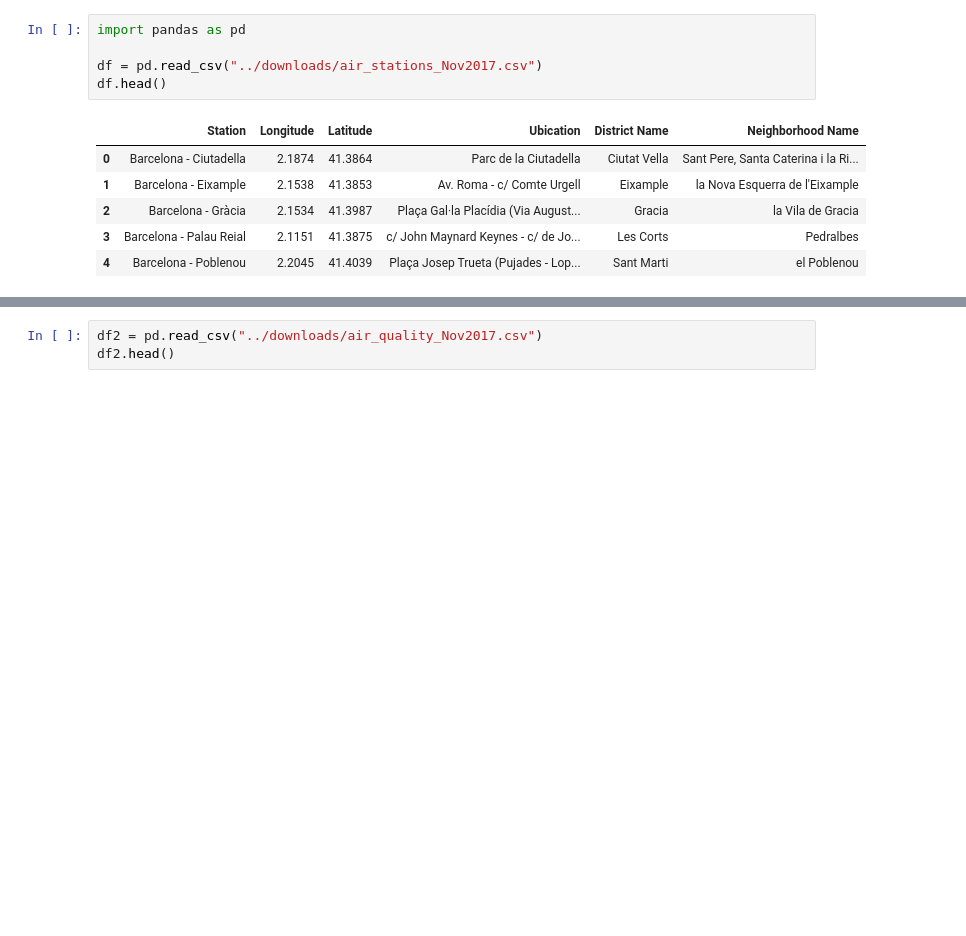
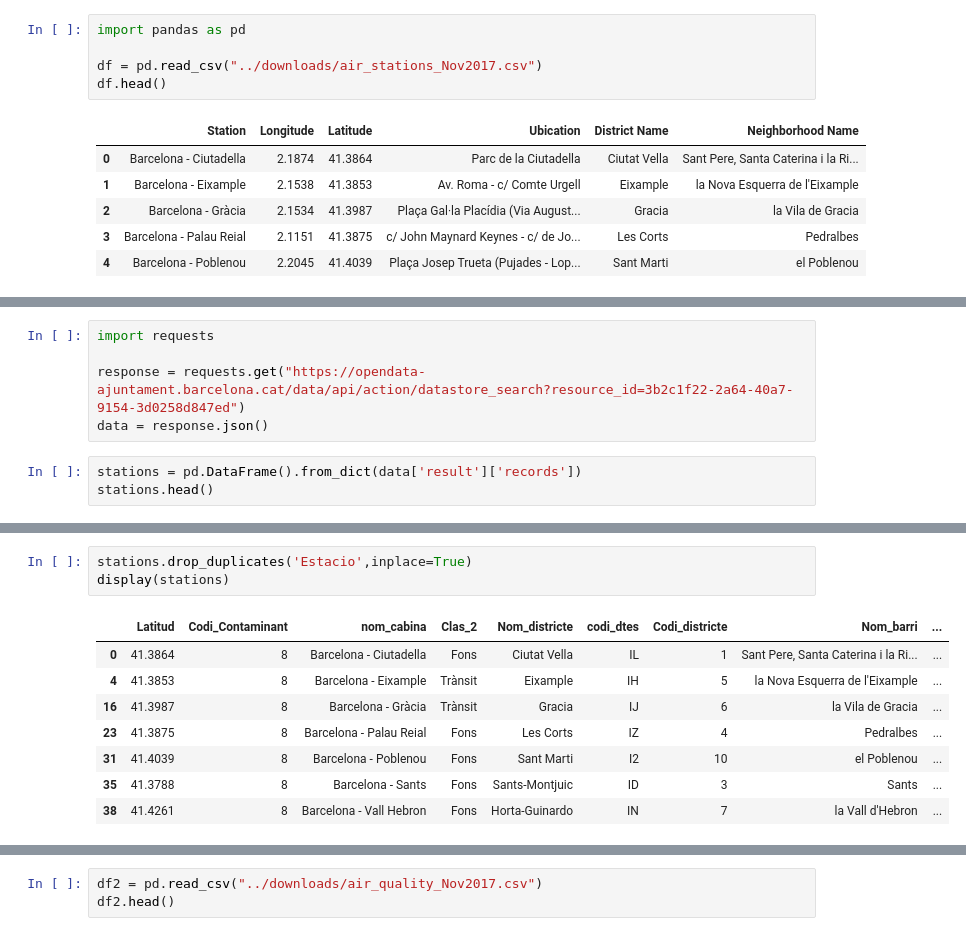
Before and after one commit to murielsan/bcn_open_data_analysis, a Jupyter notebook: data/data_cleaning.ipynb, the cells around one changed output, grey strips where cells are left out. Saved outputs shown, nothing was run; the diff lists cells and outputs as text; blank space fills up the shorter version.

```diff
--- a/data/data_cleaning.ipynb
+++ b/data/data_cleaning.ipynb
@@ -29,0 +88,8 @@ display(df)
+# %%
+import requests
+
+response = requests.get("https://opendata-ajuntament.barcelona.cat/data/api/action/datastore_search?resource_id=3b2c1f22-2a64-40a7-9154-3d0258d847ed")
+data = response.json()
+# %%
+stations = pd.DataFrame().from_dict(data['result']['records'])
+stations.head()
@@ -29,0 +103,12 @@ display(df)
+# %%
+stations.drop_duplicates('Estacio',inplace=True)
+display(stations)
+# %% [output]
+|  | Latitud | Codi_Contaminant | nom_cabina | Clas_2 | Nom_districte | codi_dtes | Codi_districte | Nom_barri | ... |
+| 0 | 41.3864 | 8 | Barcelona - Ciutadella | Fons | Ciutat Vella | IL | 1 | Sant Pere, Santa Caterina i la Ri... | ... |
+| 4 | 41.3853 | 8 | Barcelona - Eixample | Trànsit | Eixample | IH | 5 | la Nova Esquerra de l'Eixample | ... |
+| 16 | 41.3987 | 8 | Barcelona - Gràcia | Trànsit | Gracia | IJ | 6 | la Vila de Gracia | ... |
+| 23 | 41.3875 | 8 | Barcelona - Palau Reial | Fons | Les Corts | IZ | 4 | Pedralbes | ... |
+| 31 | 41.4039 | 8 | Barcelona - Poblenou | Fons | Sant Marti | I2 | 10 | el Poblenou | ... |
+| 35 | 41.3788 | 8 | Barcelona - Sants | Fons | Sants-Montjuic | ID | 3 | Sants | ... |
+| 38 | 41.4261 | 8 | Barcelona - Vall Hebron | Fons | Horta-Guinardo | IN | 7 | la Vall d'Hebron | ... |
```
Also changed, not shown: parts of 26 cells of this notebook, 2 other files.
